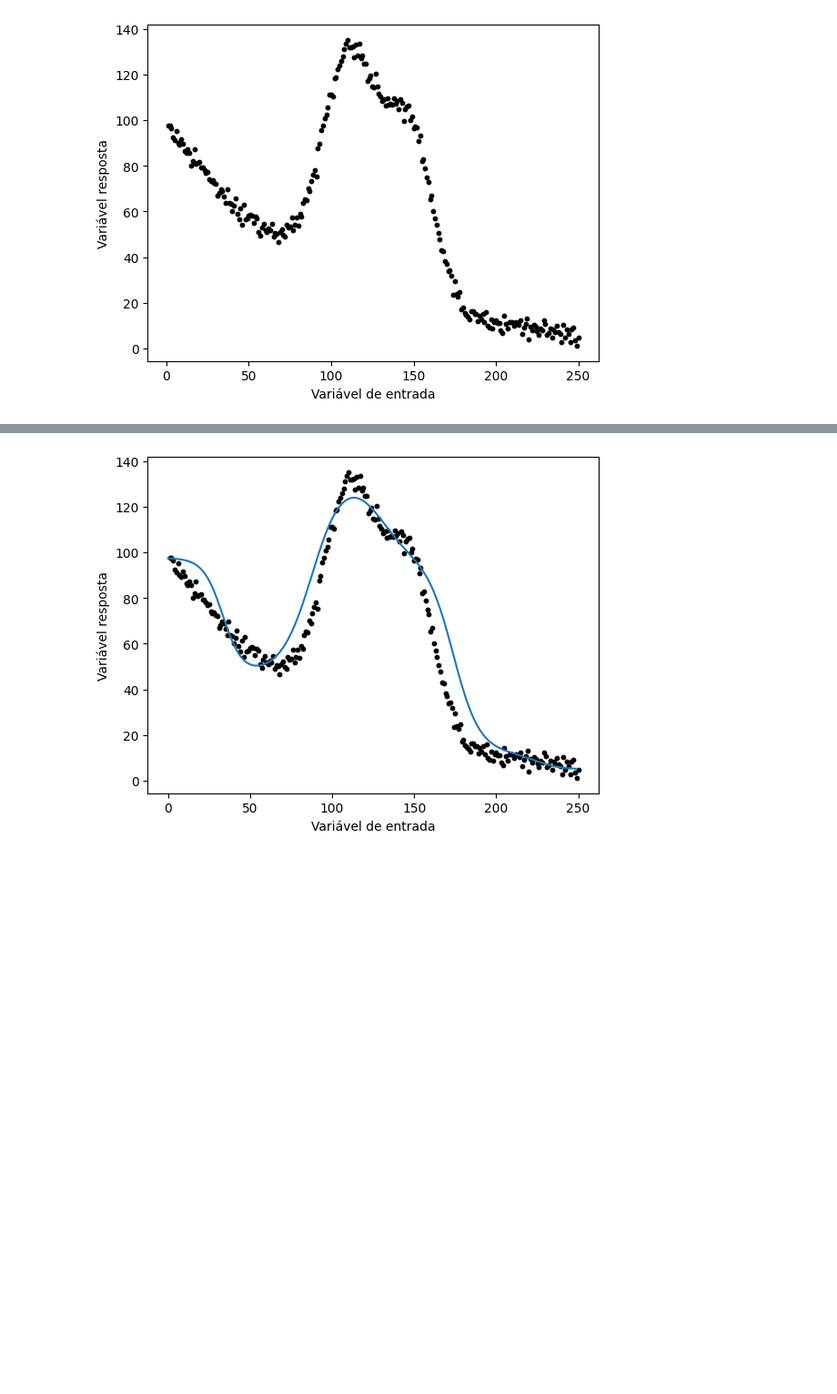
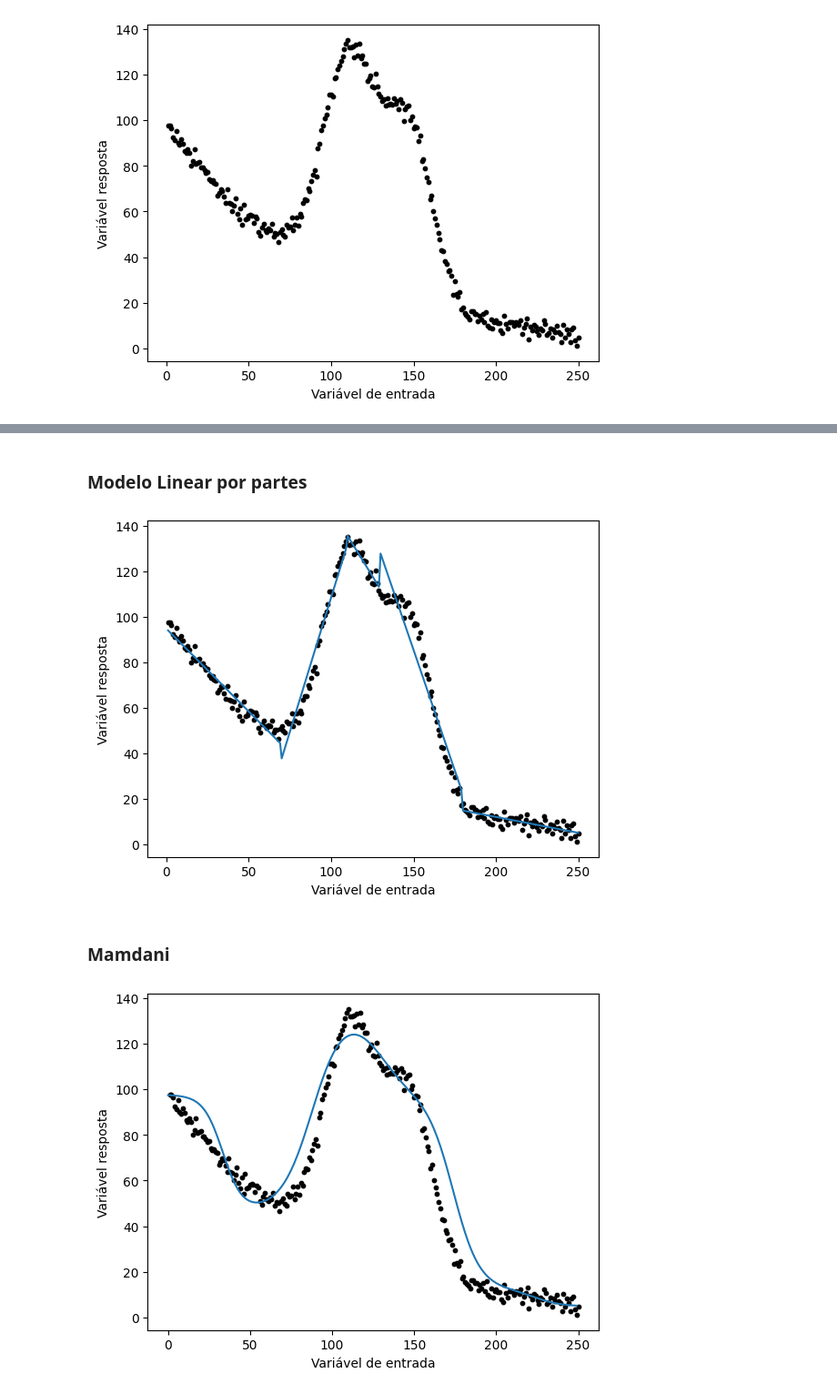
Before and after one commit to LuisFelipeCSouza/inteligencia-computacional-aplicada, a Jupyter notebook: trabalho-1/main.ipynb, the cells around one changed output, grey strips where cells are left out. Shown at 91% size. Saved outputs shown, nothing was run; the diff lists cells and outputs as text; code cells hidden in the pictures; blank space fills up the shorter version.

Commit message:
adicao regressao linear por partes e spline linear

```diff
--- a/trabalho-1/main.ipynb
+++ b/trabalho-1/main.ipynb
@@ -75,11 +75,14 @@ class PiecewiseLinearRegression:
         return X_basis_expanded @ self.coefficients
 
     def _basis_functions(self, X):
-        return np.hstack(
-        [
-        np.ones(X.shape),
-        X,
-
-        *[np.maximum(X - kl, 0) for kl in self.knots],
-        ]
-        )
+        return np.hstack([
+            np.ones(X.shape),
+            X,
+            np.hstack([
+            np.column_stack([
+                (X >= kl).astype(float),
+                (X >= kl).astype(float) * (X - kl)
+            ])
+            for kl in self.knots
+        ])
+        ])
@@ -179,3 +251,27 @@ plt.show()
+# %% [markdown]
+### Modelo Linear por partes
+# %%
+pwreg = PiecewiseLinearRegression(knots=[70, 110, 130, 180])
+pwreg.fit(X, y)
+y_pred = pwreg.predict(X)
+
+fig, ax = plt.subplots()
+
+ax.scatter(X, y, c='k', s=10)
+ax.plot(X, y_pred)
+
+ax.set_facecolor('none')
+fig.patch.set_alpha(0.0)
+# ax.set_axis_off()
+
+ax.set_xlabel("Variável de entrada")
+ax.set_ylabel("Variável resposta")
+
+plt.show()
+# %% [output]
+[figure, added]
+# %% [markdown]
+### Mamdani
 # %%
 
 centros = [1, 68, 110, 150, 200, 250]
```
Also changed, not shown: parts of 18 cells of this notebook.
